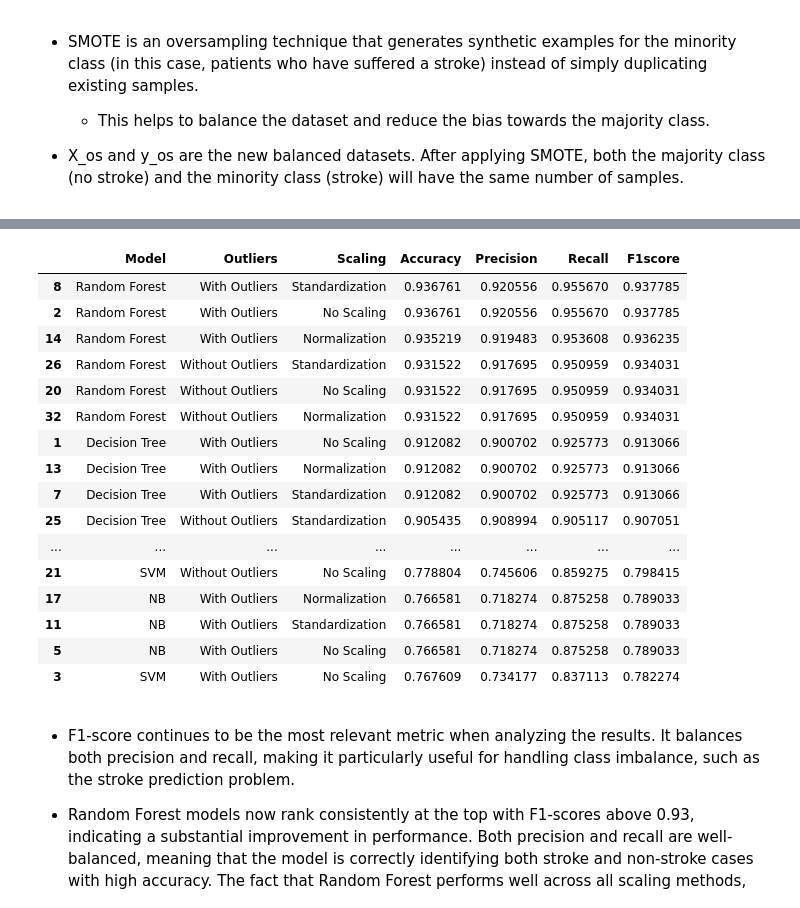
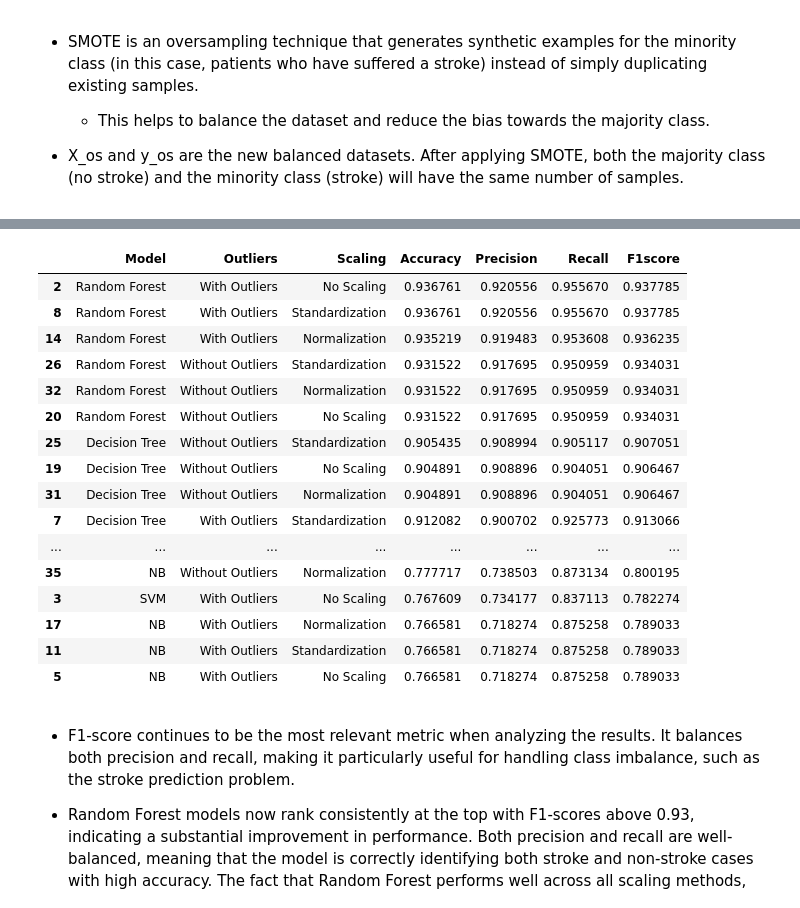
Before and after one commit to lidiamayor/MachineLearning-project, a Jupyter notebook: notebook.ipynb, the cells around one changed output, grey strips where cells are left out. Drawn from its saved outputs; the diff is of its cells as text; code cells hidden in the pictures.

```diff
--- a/notebook.ipynb
+++ b/notebook.ipynb
@@ -202,7 +203,10 @@ models = {
   'Random Forest': RandomForestClassifier(random_state=42),
   'SVM': SVC(random_state=42),
   'KNN': KNeighborsClassifier(),
-  'NB' : GaussianNB()
+  'NB' : GaussianNB(),
+  #'Bagging': BaggingClassifier(DecisionTreeClassifier(),n_estimators=100),
+  #'AdaBoost': AdaBoostClassifier(DecisionTreeClassifier(max_depth=20)),
+  #'GradientBoost': GradientBoostingClassifier()
 }
 # %% [markdown]
 - Logistic Regression is a linear model that is easy to interpret and is often effective in binary classification problems.
@@ -304,25 +315,25 @@ Name: stroke, dtype: int64
 # %%
 results_os_df, conf_os = testing_models(X_os, y_os, models)
 # %%
-results_os_df.sort_values(by='F1score' , ascending=False).style.background_gradient(cmap='BuPu')
+results_os_df.sort_values(by='Precision' , ascending=False).style.background_gradient(cmap='BuPu')
 # %% [output]
 |  | Model | Outliers | Scaling | Accuracy | Precision | Recall | F1score |
+| 2 | Random Forest | With Outliers | No Scaling | 0.936761 | 0.920556 | 0.955670 | 0.937785 |
 | 8 | Random Forest | With Outliers | Standardization | 0.936761 | 0.920556 | 0.955670 | 0.937785 |
-| 2 | Random Forest | With Outliers | No Scaling | 0.936761 | 0.920556 | 0.955670 | 0.937785 |
 | 14 | Random Forest | With Outliers | Normalization | 0.935219 | 0.919483 | 0.953608 | 0.936235 |
 | 26 | Random Forest | Without Outliers | Standardization | 0.931522 | 0.917695 | 0.950959 | 0.934031 |
+| 32 | Random Forest | Without Outliers | Normalization | 0.931522 | 0.917695 | 0.950959 | 0.934031 |
 | 20 | Random Forest | Without Outliers | No Scaling | 0.931522 | 0.917695 | 0.950959 | 0.934031 |
-| 32 | Random Forest | Without Outliers | Normalization | 0.931522 | 0.917695 | 0.950959 | 0.934031 |
-| 1 | Decision Tree | With Outliers | No Scaling | 0.912082 | 0.900702 | 0.925773 | 0.913066 |
-| 13 | Decision Tree | With Outliers | Normalization | 0.912082 | 0.900702 | 0.925773 | 0.913066 |
+| 25 | Decision Tree | Without Outliers | Standardization | 0.905435 | 0.908994 | 0.905117 | 0.907051 |
+| 19 | Decision Tree | Without Outliers | No Scaling | 0.904891 | 0.908896 | 0.904051 | 0.906467 |
+| 31 | Decision Tree | Without Outliers | Normalization | 0.904891 | 0.908896 | 0.904051 | 0.906467 |
 | 7 | Decision Tree | With Outliers | Standardization | 0.912082 | 0.900702 | 0.925773 | 0.913066 |
-| 25 | Decision Tree | Without Outliers | Standardization | 0.905435 | 0.908994 | 0.905117 | 0.907051 |
 | ... | ... | ... | ... | ... | ... | ... | ... |
-| 21 | SVM | Without Outliers | No Scaling | 0.778804 | 0.745606 | 0.859275 | 0.798415 |
+| 35 | NB | Without Outliers | Normalization | 0.777717 | 0.738503 | 0.873134 | 0.800195 |
+| 3 | SVM | With Outliers | No Scaling | 0.767609 | 0.734177 | 0.837113 | 0.782274 |
 | 17 | NB | With Outliers | Normalization | 0.766581 | 0.718274 | 0.875258 | 0.789033 |
 | 11 | NB | With Outliers | Standardization | 0.766581 | 0.718274 | 0.875258 | 0.789033 |
 | 5 | NB | With Outliers | No Scaling | 0.766581 | 0.718274 | 0.875258 | 0.789033 |
-| 3 | SVM | With Outliers | No Scaling | 0.767609 | 0.734177 | 0.837113 | 0.782274 |
 # %% [markdown]
 - F1-score continues to be the most relevant metric when analyzing the results. It balances both precision and recall, making it particularly useful for handling class imbalance, such as the stroke prediction problem.
 
```
Also changed, not shown: parts of 16 cells of this notebook.
